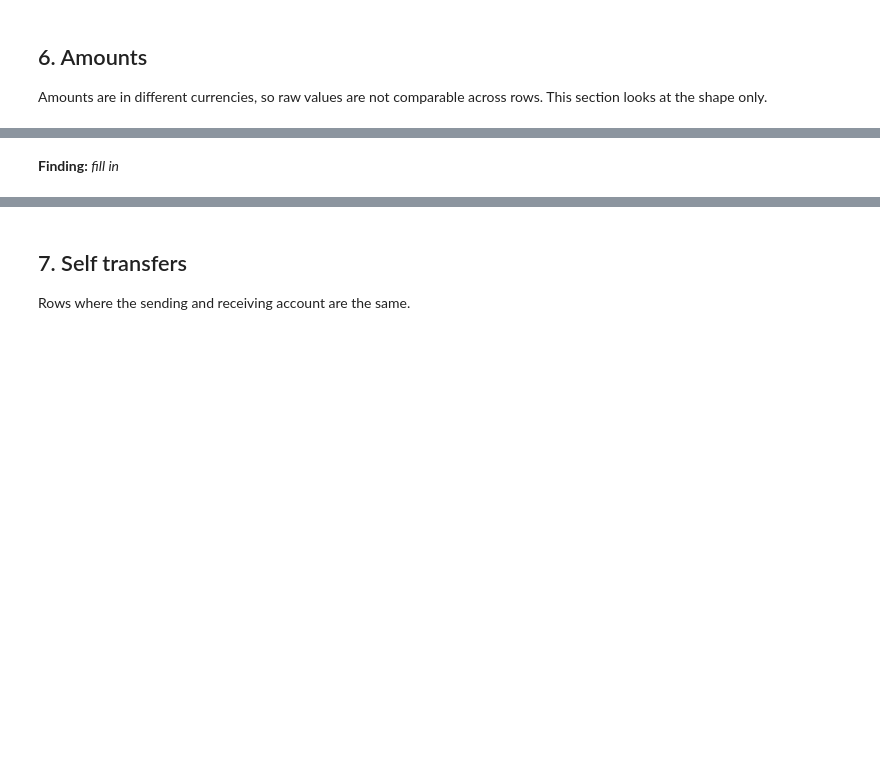
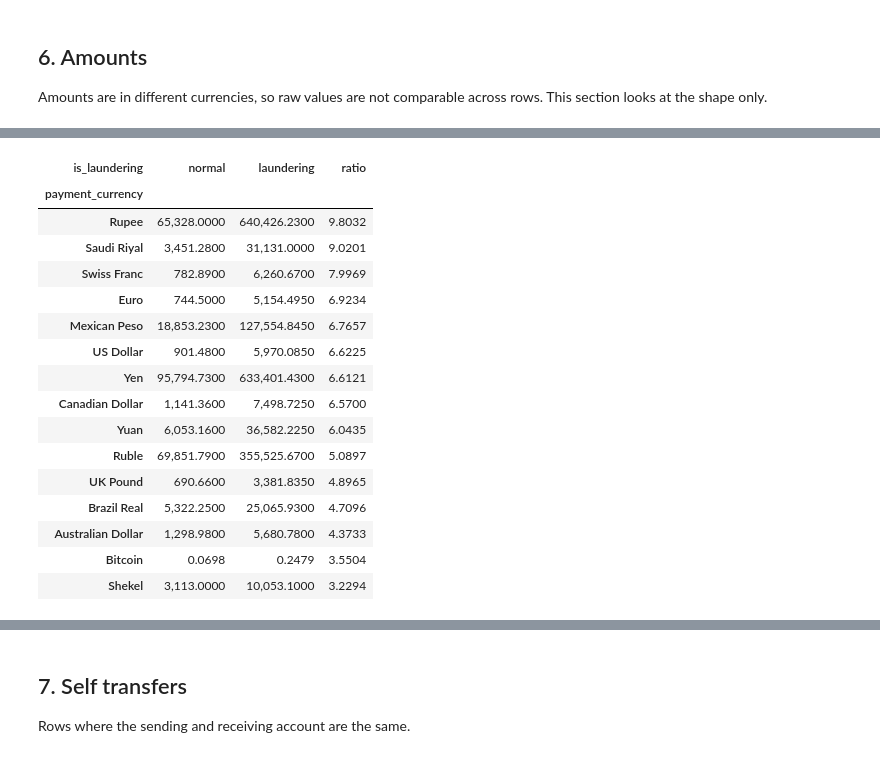
Before and after one commit to sap6011/bank-guard, a Jupyter notebook: notebooks/01_eda.ipynb, the cells around one changed output, grey strips where cells are left out. Saved outputs shown, nothing was run; the diff lists cells and outputs as text; code cells hidden in the pictures; blank space fills up the shorter version.

```diff
--- a/notebooks/01_eda.ipynb
+++ b/notebooks/01_eda.ipynb
@@ -241,2 +291,27 @@ plt.show()
-# %% [markdown]
-**Finding:** _fill in_
+# %%
+medians = (
+    tx.groupby(["payment_currency", "is_laundering"], observed=True)["amount_paid"]
+    .median()
+    .unstack()
+    .rename(columns={0: "normal", 1: "laundering"})
+)
+medians["ratio"] = medians["laundering"] / medians["normal"]
+medians.sort_values("ratio", ascending=False)
+# %% [output]
+| is_laundering | normal | laundering | ratio |
+| payment_currency |  |  |  |
+| Rupee | 65,328.0000 | 640,426.2300 | 9.8032 |
+| Saudi Riyal | 3,451.2800 | 31,131.0000 | 9.0201 |
+| Swiss Franc | 782.8900 | 6,260.6700 | 7.9969 |
+| Euro | 744.5000 | 5,154.4950 | 6.9234 |
+| Mexican Peso | 18,853.2300 | 127,554.8450 | 6.7657 |
+| US Dollar | 901.4800 | 5,970.0850 | 6.6225 |
+| Yen | 95,794.7300 | 633,401.4300 | 6.6121 |
+| Canadian Dollar | 1,141.3600 | 7,498.7250 | 6.5700 |
+| Yuan | 6,053.1600 | 36,582.2250 | 6.0435 |
+| Ruble | 69,851.7900 | 355,525.6700 | 5.0897 |
+| UK Pound | 690.6600 | 3,381.8350 | 4.8965 |
+| Brazil Real | 5,322.2500 | 25,065.9300 | 4.7096 |
+| Australian Dollar | 1,298.9800 | 5,680.7800 | 4.3733 |
+| Bitcoin | 0.0698 | 0.2479 | 3.5504 |
+| Shekel | 3,113.0000 | 10,053.1000 | 3.2294 |
```
Also changed, not shown: parts of 39 cells of this notebook.
